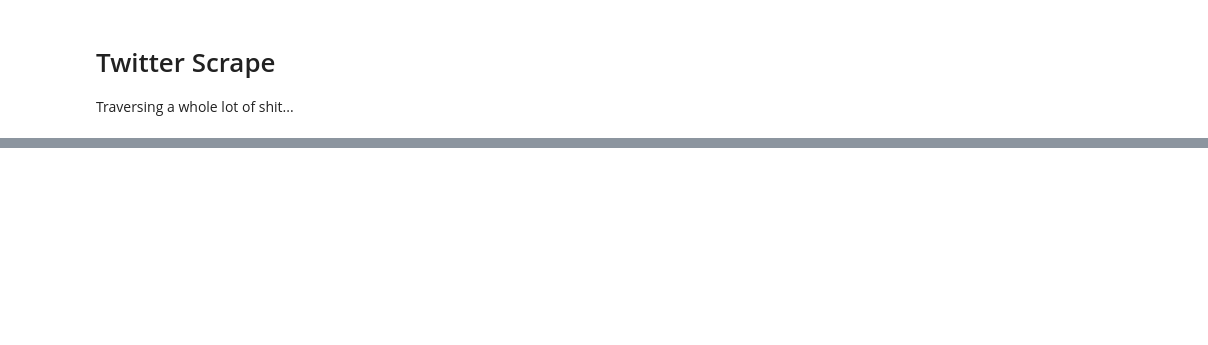
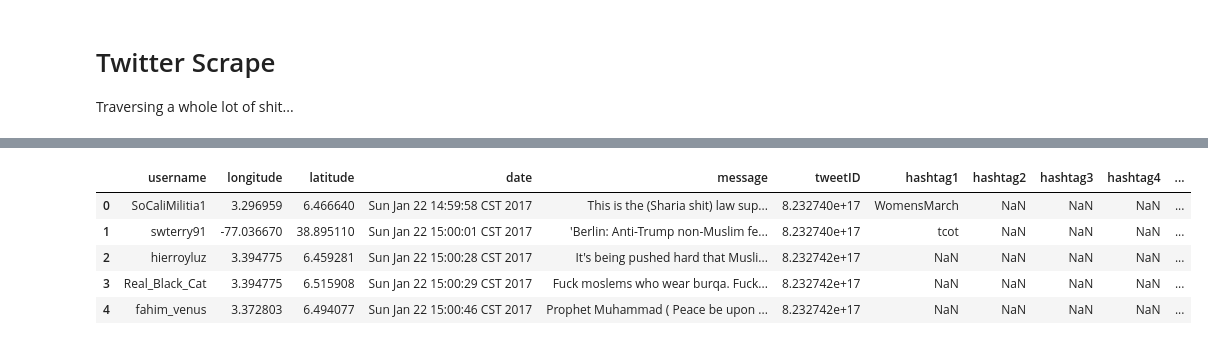
Before and after one commit to ryan-p-larson/gviz, a Jupyter notebook: notebooks/03-scrape-tweets.ipynb, the cells around one changed output, grey strips where cells are left out. Drawn from its saved outputs; the diff is of its cells as text; code cells hidden in the pictures; blank space fills up the shorter version.

Commit message:
First sucessful scrapegit add notebooks/03-scrape-tweets.ipynb ! Log included.

```diff
--- a/notebooks/03-scrape-tweets.ipynb
+++ b/notebooks/03-scrape-tweets.ipynb
@@ -225,3 +242,16 @@ Number of tweets
 # %%
 log_df = pd.DataFrame.from_records(log)
 log_df.to_csv('../data/processed/scrape/3-31/log.csv', index=False)
+# %%
+extract_fs = [x for x in os.listdir('../data/processed/scrape/3-31/') if (x != 'log.csv')]
+# %%
+all_dfs = pd.concat([pd.read_csv(('../data/processed/scrape/3-31/' + x)) for x in extract_fs], ignore_index=True)
+# %%
+all_dfs.head()
+# %% [output]
+|  | username | longitude | latitude | date | message | tweetID | hashtag1 | hashtag2 | hashtag3 | hashtag4 | ... |
+| 0 | SoCaliMilitia1 | 3.296959 | 6.466640 | Sun Jan 22 14:59:58 CST 2017 | This is the (Sharia shit) law sup... | 8.232740e+17 | WomensMarch | NaN | NaN | NaN | ... |
+| 1 | swterry91 | -77.036670 | 38.895110 | Sun Jan 22 15:00:01 CST 2017 | 'Berlin: Anti-Trump non-Muslim fe... | 8.232740e+17 | tcot | NaN | NaN | NaN | ... |
+| 2 | hierroyluz | 3.394775 | 6.459281 | Sun Jan 22 15:00:28 CST 2017 | It's being pushed hard that Musli... | 8.232742e+17 | NaN | NaN | NaN | NaN | ... |
+| 3 | Real_Black_Cat | 3.394775 | 6.515908 | Sun Jan 22 15:00:29 CST 2017 | Fuck moslems who wear burqa. Fuck... | 8.232742e+17 | NaN | NaN | NaN | NaN | ... |
+| 4 | fahim_venus | 3.372803 | 6.494077 | Sun Jan 22 15:00:46 CST 2017 | Prophet Muhammad ( Peace be upon ... | 8.232742e+17 | NaN | NaN | NaN | NaN | ... |
```
Also changed, not shown: parts of 3 cells of this notebook, 1 other file.
